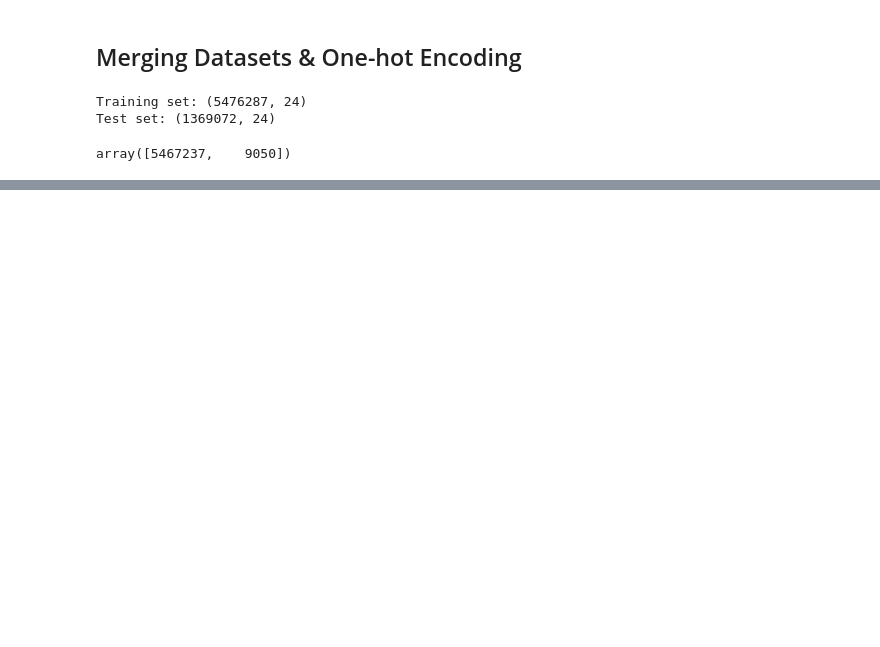
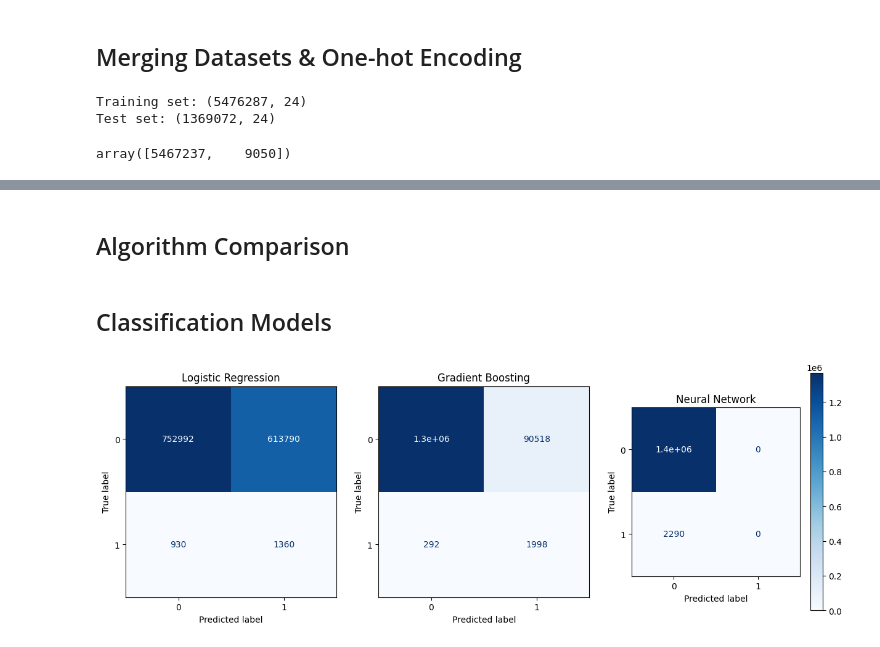
Before and after one commit to Chris-Miracle/fraud-detection, a Jupyter notebook: fraud_detection.ipynb, the cells around one changed output, grey strips where cells are left out. Saved outputs shown, nothing was run; the diff lists cells and outputs as text; code cells hidden in the pictures; blank space fills up the shorter version.

Commit message:
Model Comparison

```diff
--- a/fraud_detection.ipynb
+++ b/fraud_detection.ipynb
@@ -225,0 +486,26 @@ plt.show()
+# %% [markdown]
+## Algorithm Comparison
+# %% [markdown]
+## Classification Models
+# %%
+# Plot all confusion matrices together
+fig, axes = plt.subplots(1, 3, figsize=(15, 5))
+
+# Logistic Regression
+axes[0].set_title("Logistic Regression")
+disp_log = ConfusionMatrixDisplay(confusion_matrix=cm_log)
+disp_log.plot(cmap='Blues', ax=axes[0], colorbar=False)
+
+# Gradient Boosting
+axes[1].set_title("Gradient Boosting")
+disp_gb = ConfusionMatrixDisplay(confusion_matrix=cm_gb)
+disp_gb.plot(cmap='Blues', ax=axes[1], colorbar=False)
+
+# Neural Network
+axes[2].set_title("Neural Network")
+disp_nn = ConfusionMatrixDisplay(confusion_matrix=cm_nn)
+disp_nn.plot(cmap='Blues', ax=axes[2], colorbar=True)
+
+plt.show()
+# %% [output]
+[figure, added]
```
Also changed, not shown: parts of 33 cells of this notebook.
